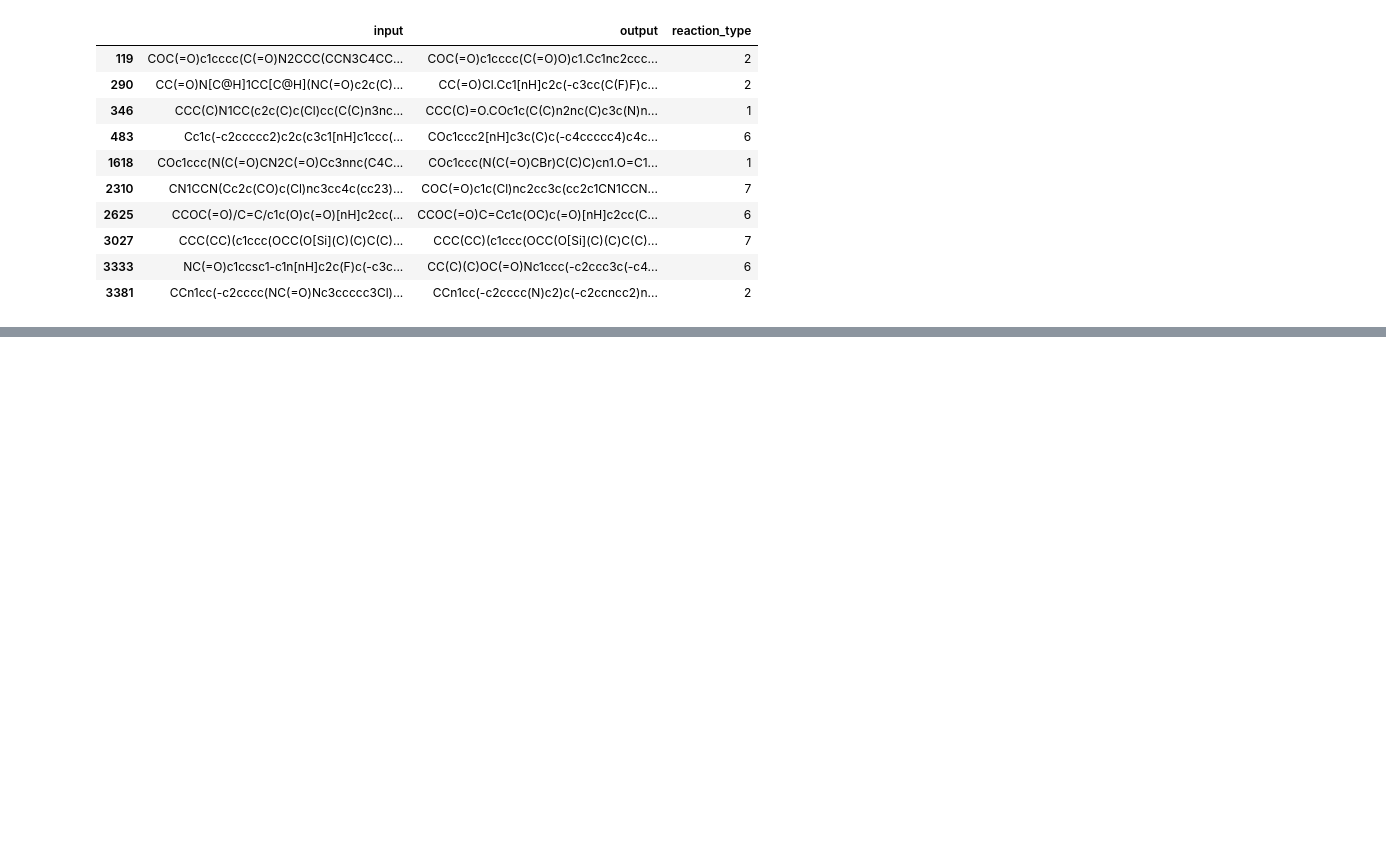
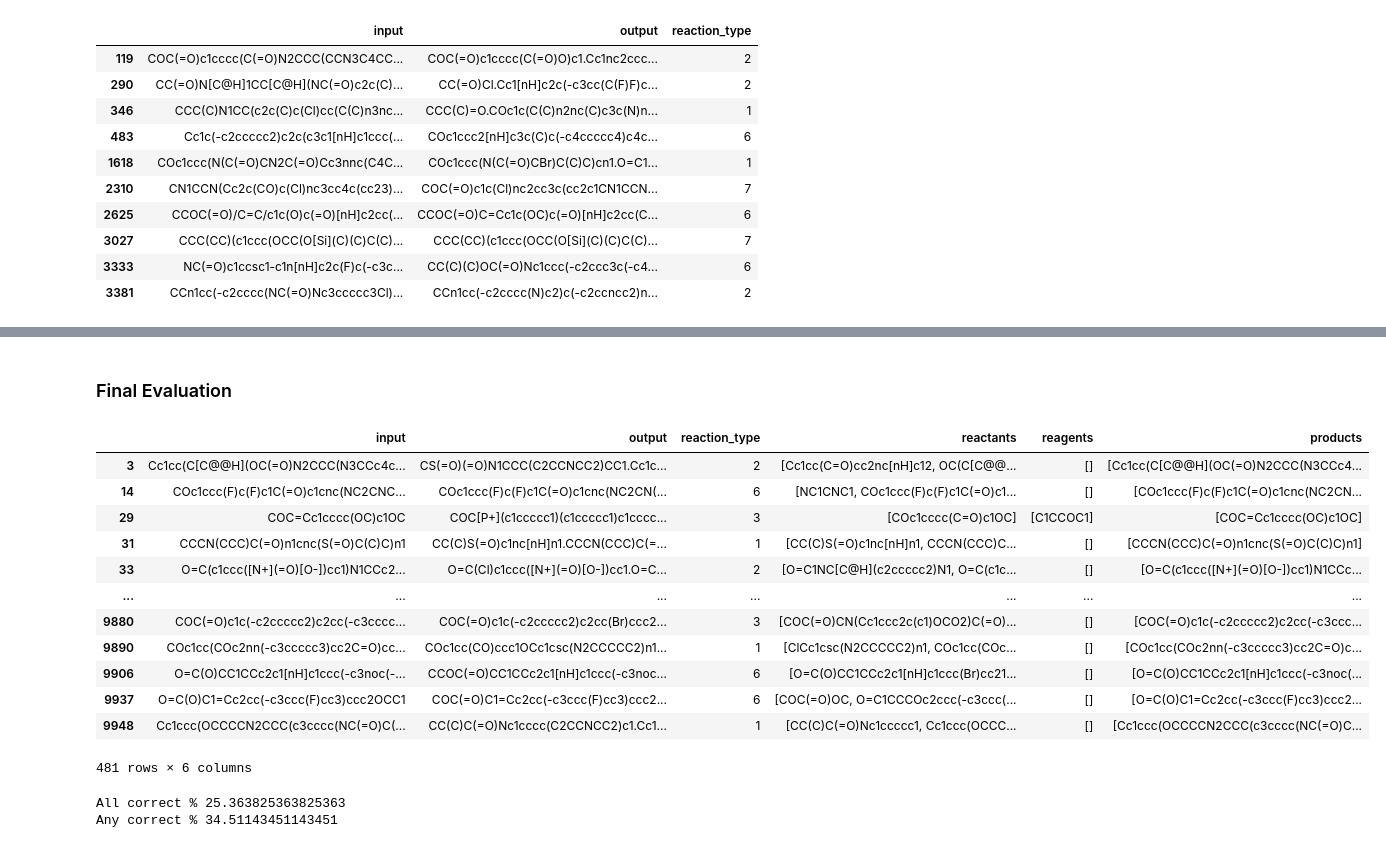
Before and after one commit to deepforestsci/DeepRetro, a Jupyter notebook: prod_challenge.ipynb, the cells around one changed output, grey strips where cells are left out. Cells and saved outputs as stored; diff of their text form; code cells hidden in the pictures; blank space fills up the shorter version.

```diff
--- a/prod_challenge.ipynb
+++ b/prod_challenge.ipynb
@@ -331,0 +420,32 @@ IndexError: list index out of range
+# %% [markdown]
+### Final Evaluation
+# %%
+import ast
+import pandas as pd
+
+df_results = pd.read_csv("data/USPTO-50k_500_results.csv", index_col=0)
+# drop nan values
+df_results.dropna(inplace=True)
+
+# convert the smiles to a list
+df_results['reactants'] = df_results['reactants'].apply(
+    lambda x: ast.literal_eval(x))
+df_results['reagents'] = df_results['reagents'].apply(
+    lambda x: ast.literal_eval(x))
+df_results['products'] = df_results['products'].apply(
+    lambda x: ast.literal_eval(x))
+df_results
+# %% [output]
+|  | input | output | reaction_type | reactants | reagents | products |
+| 3 | Cc1cc(C[C@@H](OC(=O)N2CCC(N3CCc4c... | CS(=O)(=O)N1CCC(C2CCNCC2)CC1.Cc1c... | 2 | [Cc1cc(C=O)cc2nc[nH]c12, OC(C[C@@... | [] | [Cc1cc(C[C@@H](OC(=O)N2CCC(N3CCc4... |
+| 14 | COc1ccc(F)c(F)c1C(=O)c1cnc(NC2CNC... | COc1ccc(F)c(F)c1C(=O)c1cnc(NC2CN(... | 6 | [NC1CNC1, COc1ccc(F)c(F)c1C(=O)c1... | [] | [COc1ccc(F)c(F)c1C(=O)c1cnc(NC2CN... |
+| 29 | COC=Cc1cccc(OC)c1OC | COC[P+](c1ccccc1)(c1ccccc1)c1cccc... | 3 | [COc1cccc(C=O)c1OC] | [C1CCOC1] | [COC=Cc1cccc(OC)c1OC] |
+| 31 | CCCN(CCC)C(=O)n1cnc(S(=O)C(C)C)n1 | CC(C)S(=O)c1nc[nH]n1.CCCN(CCC)C(=... | 1 | [CC(C)S(=O)c1nc[nH]n1, CCCN(CCC)C... | [] | [CCCN(CCC)C(=O)n1cnc(S(=O)C(C)C)n1] |
+| 33 | O=C(c1ccc([N+](=O)[O-])cc1)N1CCc2... | O=C(Cl)c1ccc([N+](=O)[O-])cc1.O=C... | 2 | [O=C1NC[C@H](c2ccccc2)N1, O=C(c1c... | [] | [O=C(c1ccc([N+](=O)[O-])cc1)N1CCc... |
+| ... | ... | ... | ... | ... | ... | ... |
+| 9880 | COC(=O)c1c(-c2ccccc2)c2cc(-c3cccc... | COC(=O)c1c(-c2ccccc2)c2cc(Br)ccc2... | 3 | [COC(=O)CN(Cc1ccc2c(c1)OCO2)C(=O)... | [] | [COC(=O)c1c(-c2ccccc2)c2cc(-c3ccc... |
+| 9890 | COc1cc(COc2nn(-c3ccccc3)cc2C=O)cc... | COc1cc(CO)ccc1OCc1csc(N2CCCCC2)n1... | 1 | [ClCc1csc(N2CCCCC2)n1, COc1cc(COc... | [] | [COc1cc(COc2nn(-c3ccccc3)cc2C=O)c... |
+| 9906 | O=C(O)CC1CCc2c1[nH]c1ccc(-c3noc(-... | CCOC(=O)CC1CCc2c1[nH]c1ccc(-c3noc... | 6 | [O=C(O)CC1CCc2c1[nH]c1ccc(Br)cc21... | [] | [O=C(O)CC1CCc2c1[nH]c1ccc(-c3noc(... |
+| 9937 | O=C(O)C1=Cc2cc(-c3ccc(F)cc3)ccc2OCC1 | COC(=O)C1=Cc2cc(-c3ccc(F)cc3)ccc2... | 6 | [COC(=O)OC, O=C1CCCOc2ccc(-c3ccc(... | [] | [O=C(O)C1=Cc2cc(-c3ccc(F)cc3)ccc2... |
+| 9948 | Cc1ccc(OCCCCN2CCC(c3cccc(NC(=O)C(... | CC(C)C(=O)Nc1cccc(C2CCNCC2)c1.Cc1... | 1 | [CC(C)C(=O)Nc1ccccc1, Cc1ccc(OCCC... | [] | [Cc1ccc(OCCCCN2CCC(c3cccc(NC(=O)C... |
+481 rows × 6 columns
@@ -331,0 +507,6 @@ IndexError: list index out of range
+# %%
+print("All correct %", 100 * df_results.all_correct.sum() / len(df_results))
+print("Any correct %", 100 * df_results.any_correct.sum() / len(df_results))
+# %% [output]
+All correct % 25.363825363825363
+Any correct % 34.51143451143451
```
Also changed, not shown: parts of 11 cells of this notebook, 3 other files.
